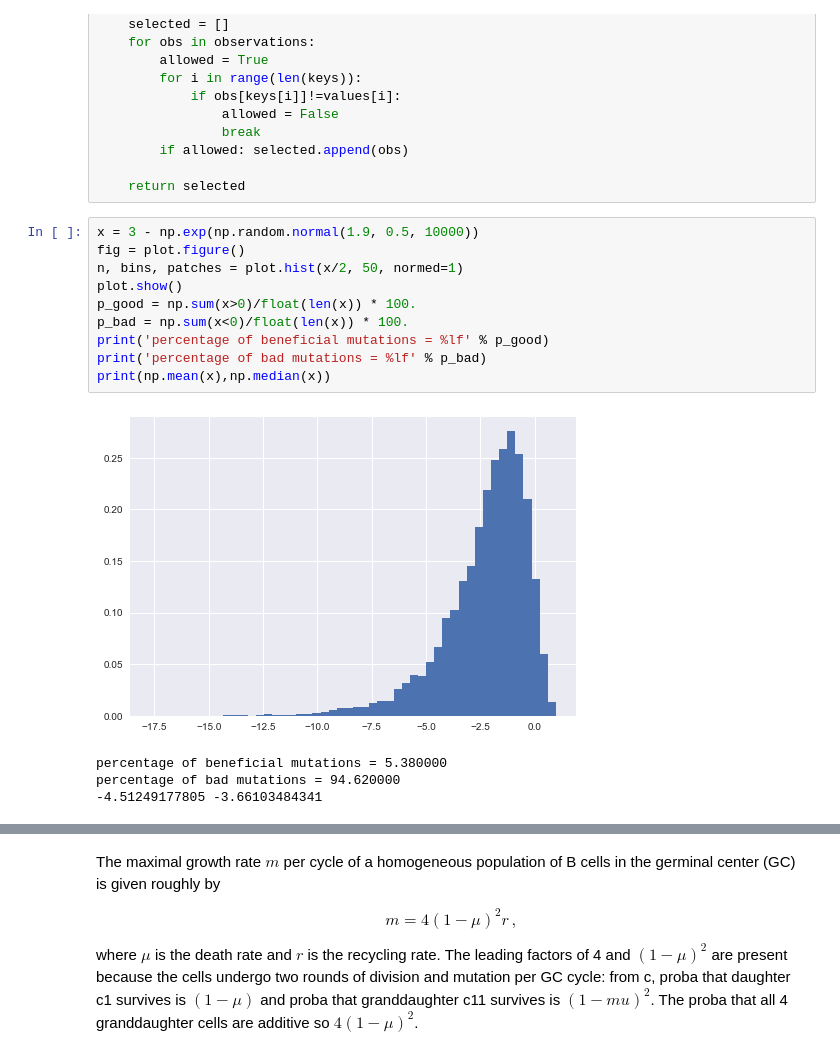
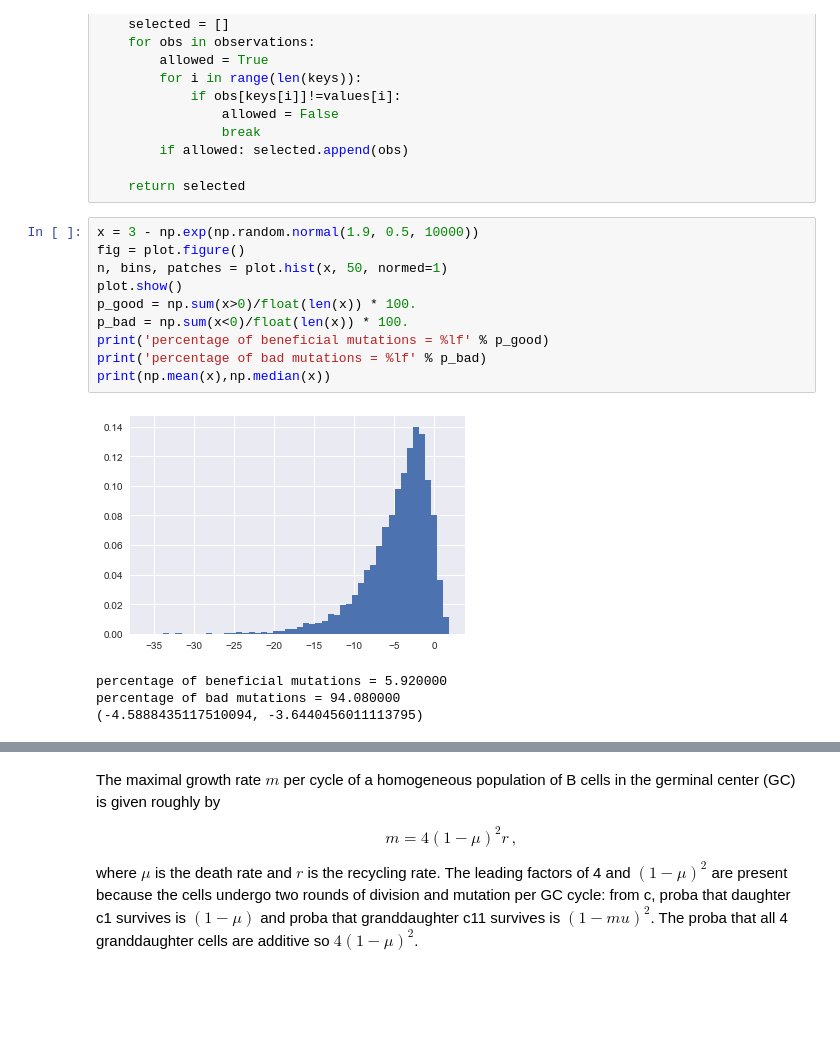
Before and after one commit to jlouveau/Github_Kayla_Joy, a Jupyter notebook: Analysis.ipynb, the cells around one changed output, grey strips where cells are left out. Cells and saved outputs as stored; diff of their text form; blank space fills up the shorter version.

```diff
--- a/Analysis.ipynb
+++ b/Analysis.ipynb
@@ -35,18 +35,18 @@ def selectObservations(observations, keys, values):
 # %%
 x = 3 - np.exp(np.random.normal(1.9, 0.5, 10000))
 fig = plot.figure()
-n, bins, patches = plot.hist(x/2, 50, normed=1)
+n, bins, patches = plot.hist(x, 50, normed=1)
 plot.show()
 p_good = np.sum(x>0)/float(len(x)) * 100.
 p_bad = np.sum(x<0)/float(len(x)) * 100.
 print('percentage of beneficial mutations = %lf' % p_good)
 print('percentage of bad mutations = %lf' % p_bad)
 print(np.mean(x),np.median(x))
 # %% [output]
-[figure, old version]
+[figure, new version]
-percentage of beneficial mutations = 5.380000
-percentage of bad mutations = 94.620000
--4.51249177805 -3.66103484341
+percentage of beneficial mutations = 5.920000
+percentage of bad mutations = 94.080000
+(-4.5888435117510094, -3.6440456011113795)
 # %%
 # lognormal
 reader    = csv.DictReader(open('output-total.csv'))
```
Also changed, not shown: parts of 10 cells of this notebook.
